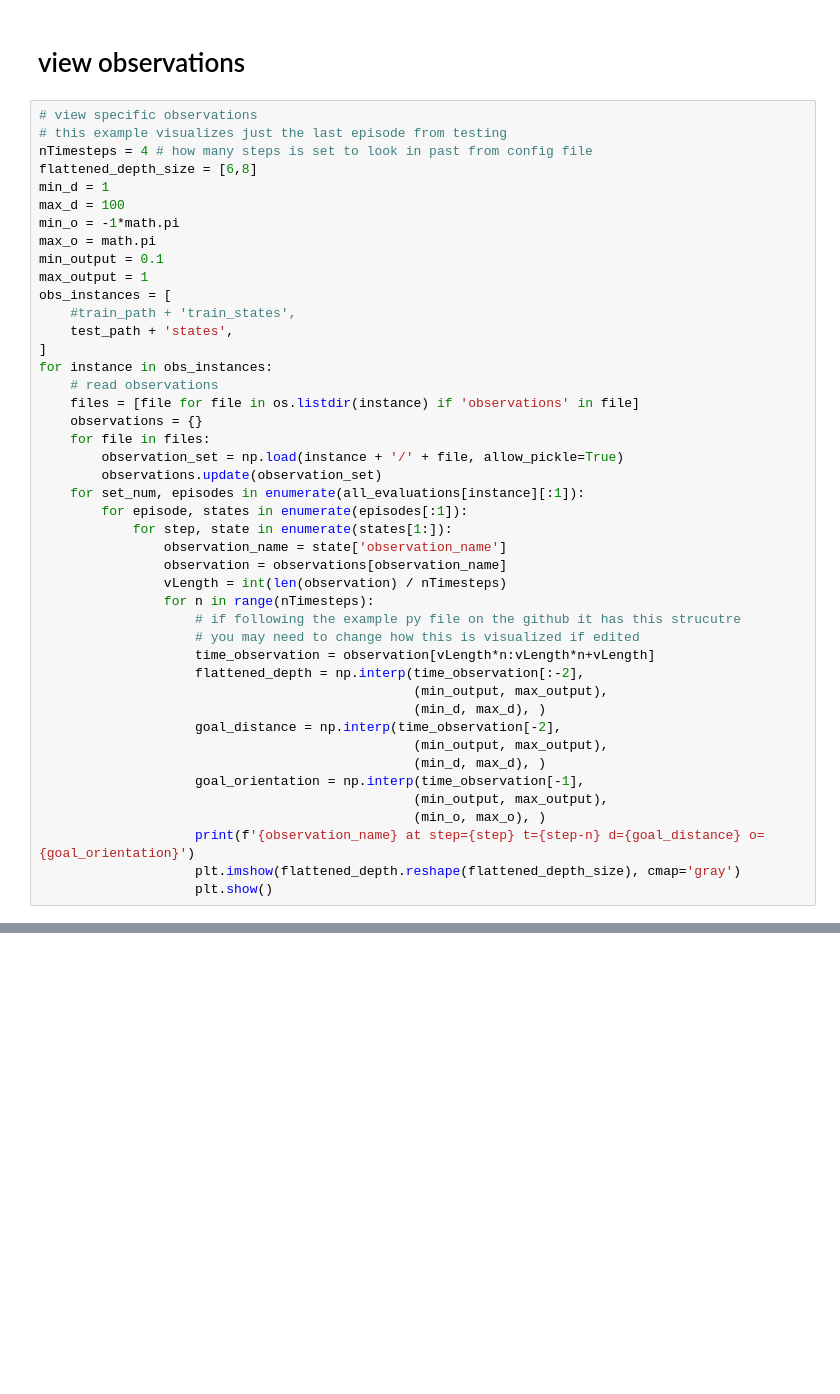
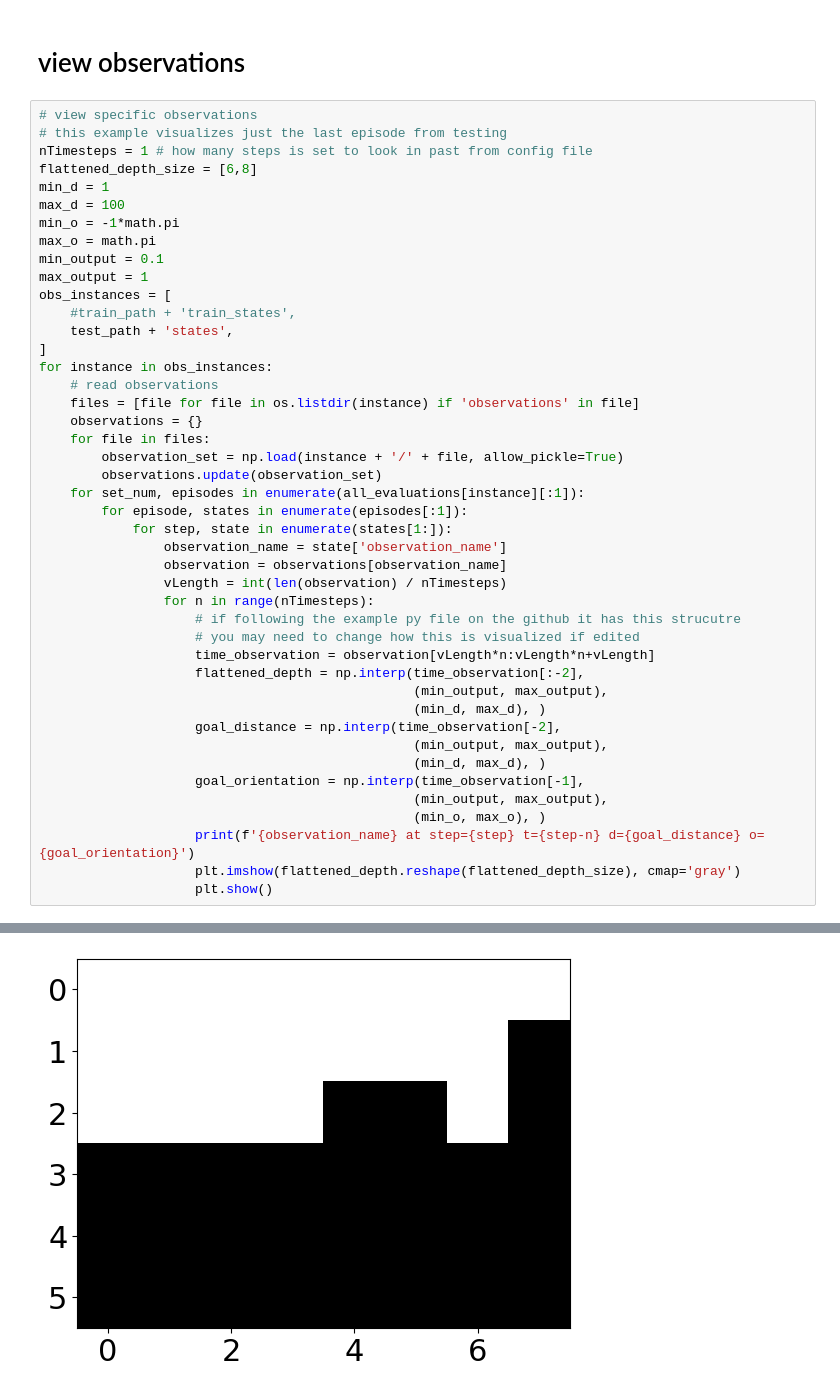
Before and after one commit to WreckItTim/rl_drone, a Jupyter notebook: notebook_eval.ipynb, the cells around one changed output, grey strips where cells are left out. Saved outputs shown, nothing was run; the diff lists cells and outputs as text; blank space fills up the shorter version.

```diff
--- a/notebook_eval.ipynb
+++ b/notebook_eval.ipynb
@@ -434,7 +490,7 @@ for instance in path_instances:
 # %%
 # view specific observations
 # this example visualizes just the last episode from testing
-nTimesteps = 4 # how many steps is set to look in past from config file
+nTimesteps = 1 # how many steps is set to look in past from config file
 flattened_depth_size = [6,8]
 min_d = 1
 max_d = 100
@@ -475,3 +531,4 @@ for instance in obs_instances:
                     print(f'{observation_name} at step={step} t={step-n} d={goal_distance} o={goal_orientation}')
                     plt.imshow(flattened_depth.reshape(flattened_depth_size), cmap='gray')
                     plt.show()
+# %% [output]
@@ -477,0 +536 @@ for instance in obs_instances:
+[figure, added]
```
Also changed, not shown: parts of 9 cells of this notebook, 7 other files.
